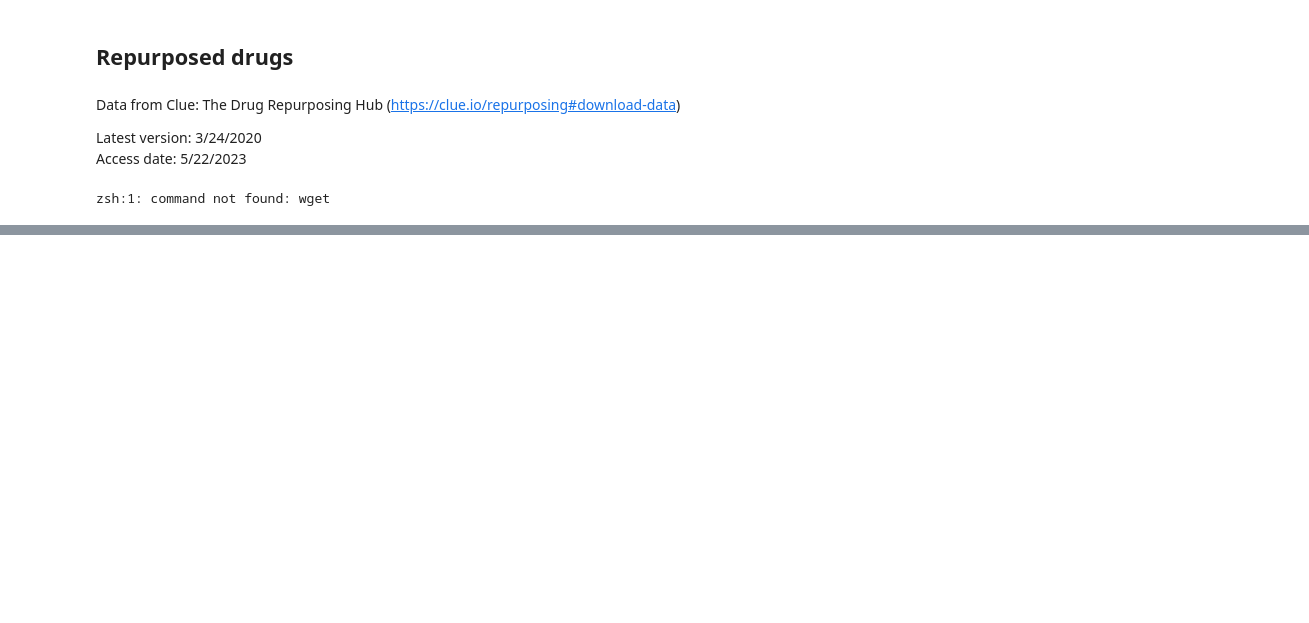
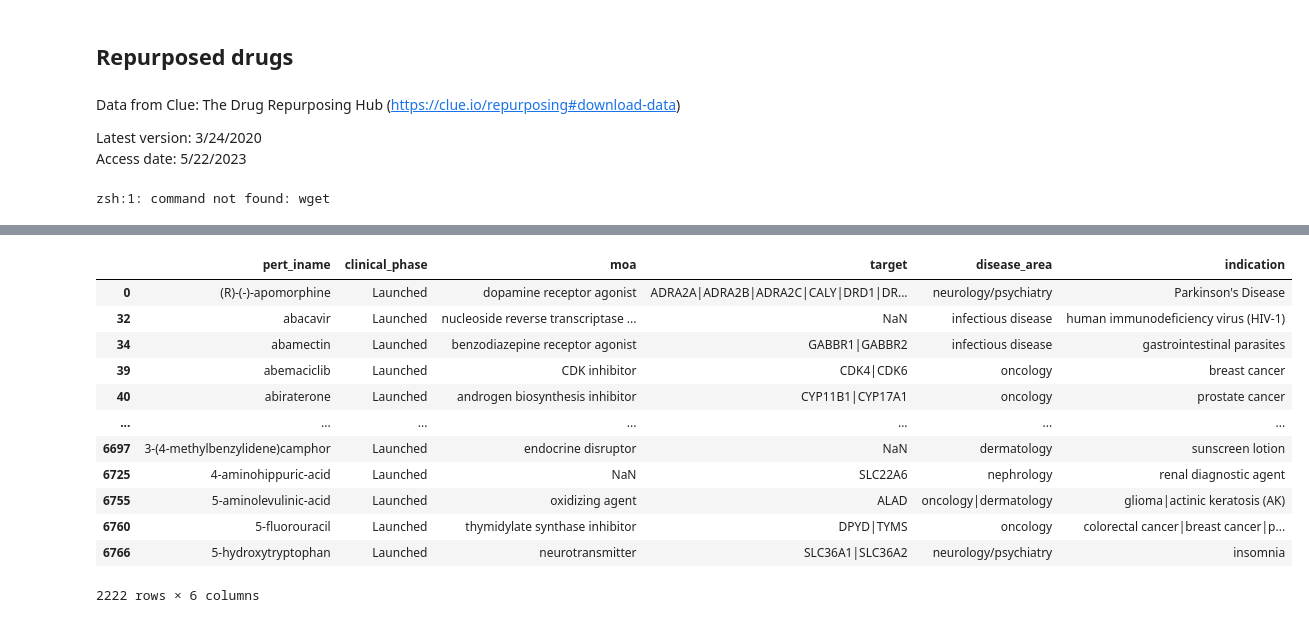
Before and after one commit to Ale9806/SIMPLLM, a Jupyter notebook: Debug/Developer - Rare disease analysis.ipynb, the cells around one changed output, grey strips where cells are left out. Drawn from its saved outputs; the diff is of its cells as text; code cells hidden in the pictures; blank space fills up the shorter version.

```diff
--- a/Debug/Developer - Rare disease analysis.ipynb
+++ b/Debug/Developer - Rare disease analysis.ipynb
@@ -412,24 +414,24 @@ Access date: 5/22/2023
 # %% [output]
 zsh:1: command not found: wget
 # %%
-def read_and_process_rep_drugs(relation_file, verbose=False):
-  """
-  Process OMIM lookup table in the following ways:
-  - Remove extra variables
-  - Clean disease name
-  - Add "Disease::OMIM:" in front of OMIM ID to match DRKG format
-  """
-  df = pd.read_csv(os.path.join(DATA_DIR,relation_file), sep="\t", comment='!')
+# def read_and_process_rep_drugs(relation_file, verbose=False):
+#   """
+#   Process OMIM lookup table in the following ways:
+#   - Remove extra variables
+#   - Clean disease name
+#   - Add "Disease::OMIM:" in front of OMIM ID to match DRKG format
+#   """
+#   df = pd.read_csv(os.path.join(DATA_DIR,relation_file), sep="\t", comment='!')
 
-  if verbose:
-    print(f"\n {relation_file}  Dataframe (Before processing):\n")
-    print_head(df)
+#   if verbose:
+#     print(f"\n {relation_file}  Dataframe (Before processing):\n")
+#     print_head(df)
 
-    print(f"\n {relation_file}  Dataframe (After processing):\n")
-    print_head(df)
-  return df
+#     print(f"\n {relation_file}  Dataframe (After processing):\n")
+#     print_head(df)
+#   return df
 # %%
 relation_file = 'repurposing_drugs_20200324.txt'
-rep_drugs_df       =  read_and_process_rep_drugs(relation_file, verbose=verbose)    # Process entity names for clarity (e.g., F8 -> Gene F8)
+rep_drugs_df       =  read_and_process_rep_drugs(os.path.join(DATA_DIR, relation_file), verbose=verbose)    # Process entity names for clarity (e.g., F8 -> Gene F8)
 rep_drugs_df
 # %% [output]
@@ -463,3 +465,19 @@ rep_drugs_df
 | 6796 | 9-aminocamptothecin | Phase 2 | topoisomerase inhibitor | TOP1 | NaN | NaN |
 | 6797 | 9-anthracenecarboxylic-acid | Preclinical | NaN | ANO1|CLCN1 | NaN | NaN |
 6798 rows × 6 columns
+# %%
+rep_drugs_df[~rep_drugs_df['indication'].isna()]
+# %% [output]
+|  | pert_iname | clinical_phase | moa | target | disease_area | indication |
+| 0 | (R)-(-)-apomorphine | Launched | dopamine receptor agonist | ADRA2A|ADRA2B|ADRA2C|CALY|DRD1|DR... | neurology/psychiatry | Parkinson's Disease |
+| 32 | abacavir | Launched | nucleoside reverse transcriptase ... | NaN | infectious disease | human immunodeficiency virus (HIV-1) |
+| 34 | abamectin | Launched | benzodiazepine receptor agonist | GABBR1|GABBR2 | infectious disease | gastrointestinal parasites |
+| 39 | abemaciclib | Launched | CDK inhibitor | CDK4|CDK6 | oncology | breast cancer |
+| 40 | abiraterone | Launched | androgen biosynthesis inhibitor | CYP11B1|CYP17A1 | oncology | prostate cancer |
+| ... | ... | ... | ... | ... | ... | ... |
+| 6697 | 3-(4-methylbenzylidene)camphor | Launched | endocrine disruptor | NaN | dermatology | sunscreen lotion |
+| 6725 | 4-aminohippuric-acid | Launched | NaN | SLC22A6 | nephrology | renal diagnostic agent |
+| 6755 | 5-aminolevulinic-acid | Launched | oxidizing agent | ALAD | oncology|dermatology | glioma|actinic keratosis (AK) |
+| 6760 | 5-fluorouracil | Launched | thymidylate synthase inhibitor | DPYD|TYMS | oncology | colorectal cancer|breast cancer|p... |
+| 6766 | 5-hydroxytryptophan | Launched | neurotransmitter | SLC36A1|SLC36A2 | neurology/psychiatry | insomnia |
+2222 rows × 6 columns
```
Also changed, not shown: parts of 2 cells of this notebook, 4 other files.
